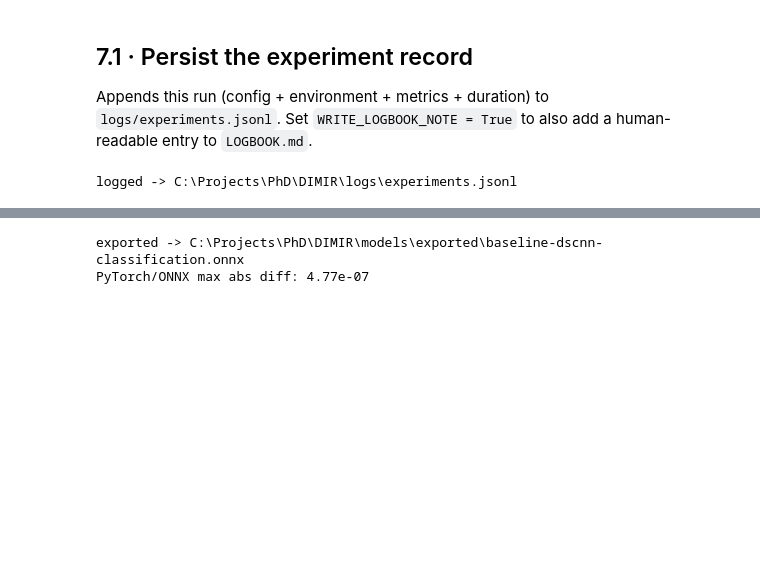
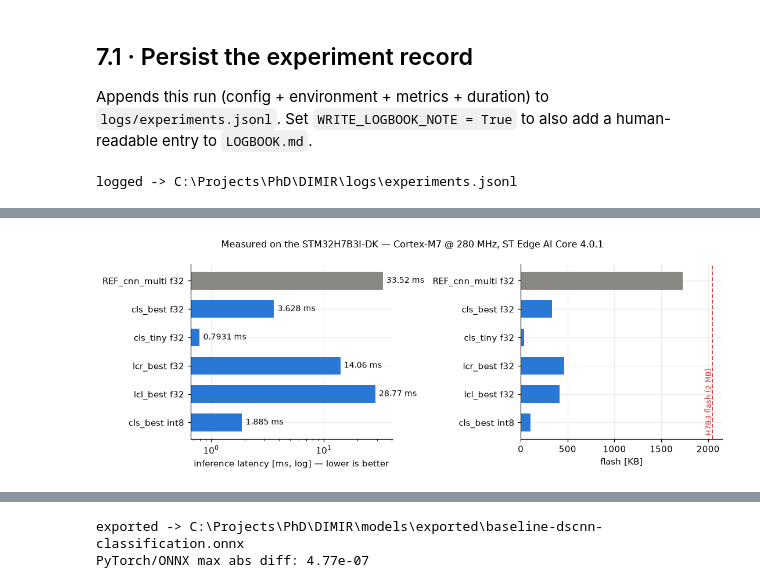
Before and after one commit to SepehrMohammady/Lane-Change-MCU, a Jupyter notebook: notebooks/dmir_pipeline.ipynb, the cells around one changed output, grey strips where cells are left out. Saved outputs shown, nothing was run; the diff lists cells and outputs as text; code cells hidden in the pictures; blank space fills up the shorter version.

```diff
--- a/notebooks/dmir_pipeline.ipynb
+++ b/notebooks/dmir_pipeline.ipynb
@@ -239,0 +308,4 @@ TO-DO before implementation: confirm target MCU (flash/RAM budget) and deploymen
+# %%
+rv.plot_measured_deployment();
+# %% [output]
+[figure, added]
```
Also changed, not shown: parts of 18 cells of this notebook, 2 other files.
